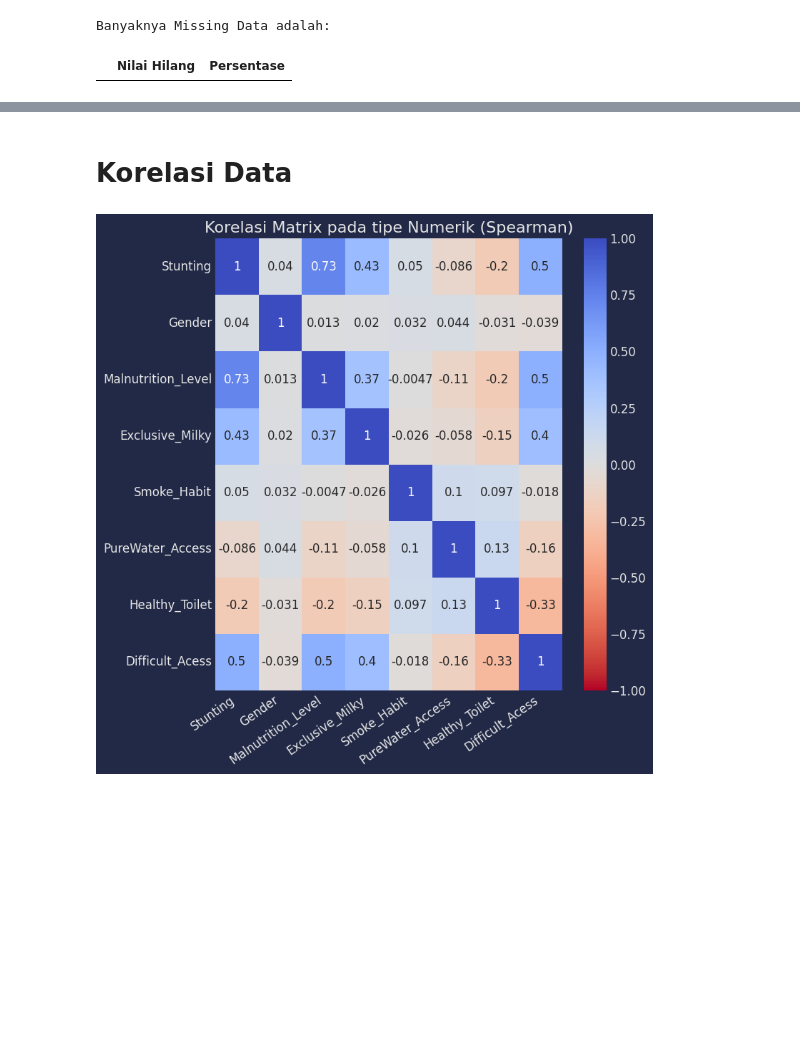
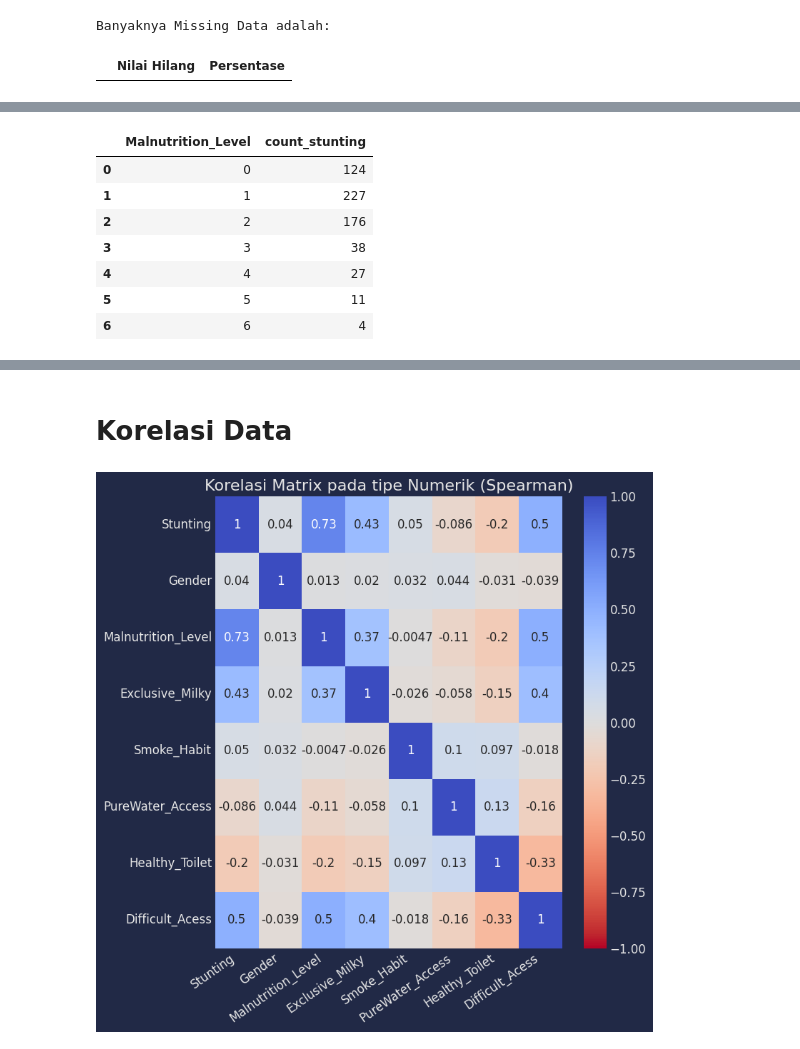
Before and after one commit to masterofray/AI_Stunting_model, a Jupyter notebook: notebooks/NB01_explanatory_data_analysis.ipynb, the cells around one changed output, grey strips where cells are left out. Cells and saved outputs as stored; diff of their text form; code cells hidden in the pictures; blank space fills up the shorter version.

```diff
--- a/notebooks/NB01_explanatory_data_analysis.ipynb
+++ b/notebooks/NB01_explanatory_data_analysis.ipynb
@@ -400,0 +445,24 @@ DataProc.head()
+# %%
+qr03 = '''
+select
+    malnutrition_level,
+    count(*) as count_stunting
+from
+    RawData
+group by
+    malnutrition_level
+order by
+    malnutrition_level asc;
+'''
+
+dataqr03 = DuckConnect.execute(qr03).fetchdf()
+display(dataqr03)
+# %% [output]
+|  | Malnutrition_Level | count_stunting |
+| 0 | 0 | 124 |
+| 1 | 1 | 227 |
+| 2 | 2 | 176 |
+| 3 | 3 | 38 |
+| 4 | 4 | 27 |
+| 5 | 5 | 11 |
+| 6 | 6 | 4 |
```
Also changed, not shown: parts of 10 cells of this notebook.
